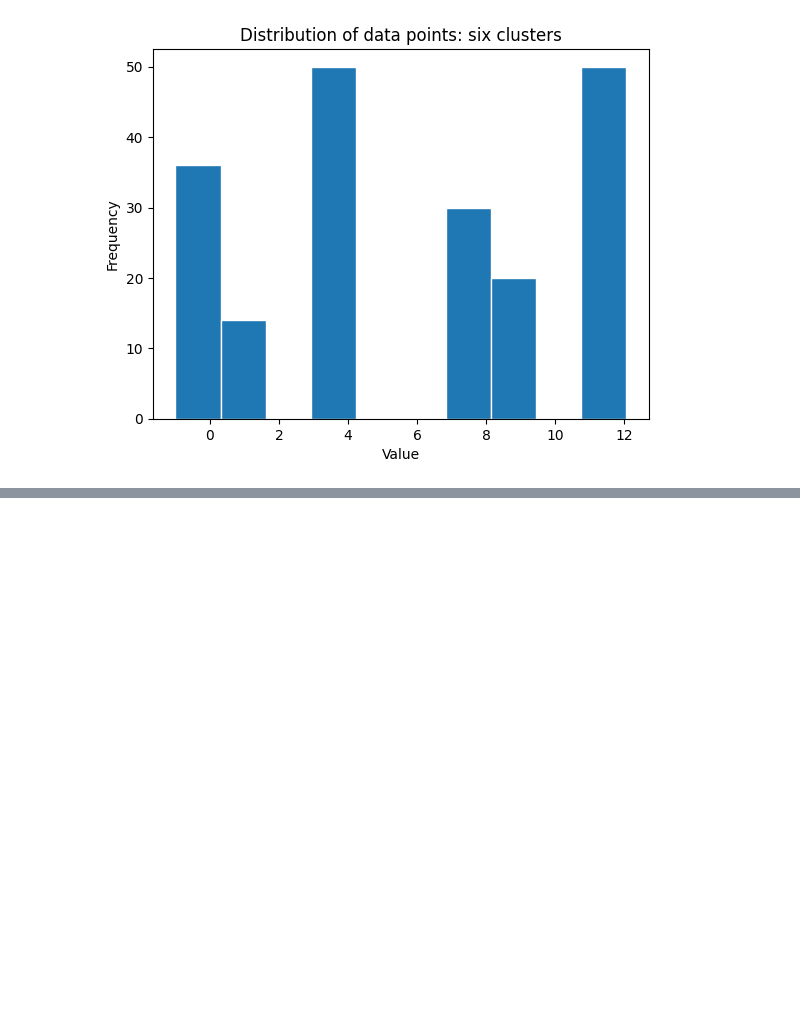
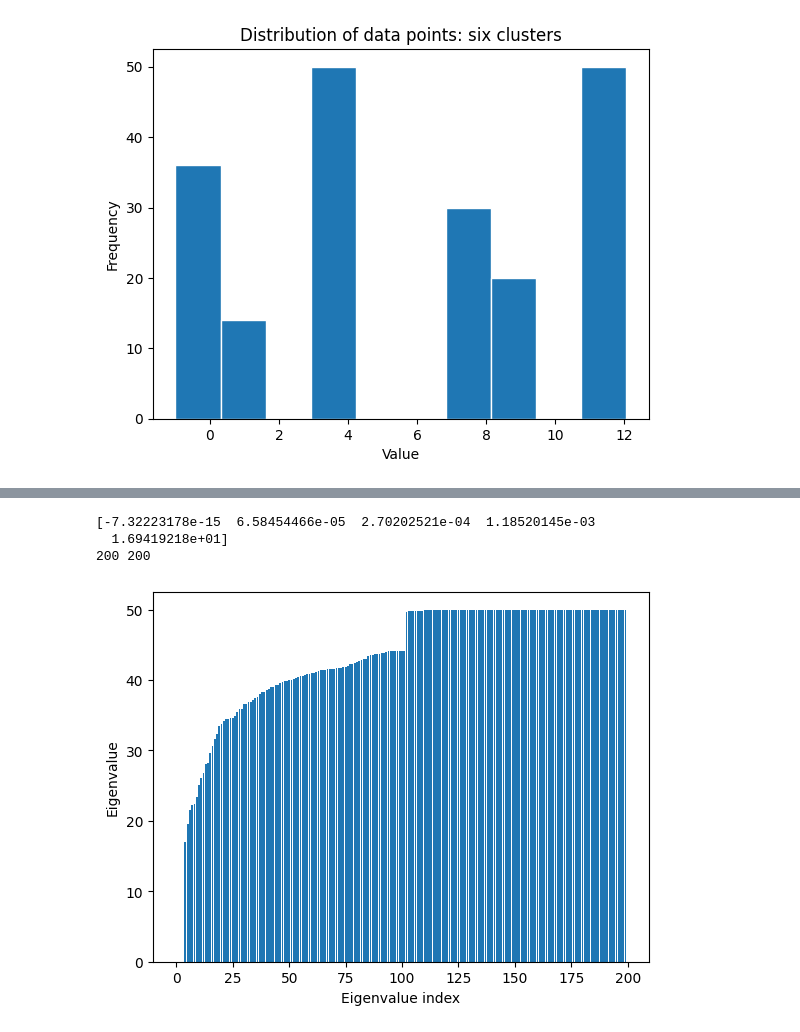
Before and after one commit to 24shiny/Spectral_clustering, a Jupyter notebook: p10_diagonal_regulation.ipynb, the cells around one changed output, grey strips where cells are left out. Cells and saved outputs as stored; diff of their text form; code cells hidden in the pictures; blank space fills up the shorter version.

```diff
--- a/p10_diagonal_regulation.ipynb
+++ b/p10_diagonal_regulation.ipynb
@@ -262,0 +263,17 @@ S
+# %%
+G = nx.from_pandas_adjacency(W)
+L = nx.laplacian_matrix(G)
+L = L.toarray()
+
+L_spectrum = nx.laplacian_spectrum(G) # in the ascending order
+print(L_spectrum[:5])
+print(len(L_spectrum), len(np.array(np.unique(L_spectrum)))) # multiplicity check
+plt.bar(range(len(L_spectrum)), L_spectrum)
+plt.xlabel('Eigenvalue index')
+plt.ylabel('Eigenvalue')
+plt.show()
+# %% [output]
+[-7.32223178e-15  6.58454466e-05  2.70202521e-04  1.18520145e-03
+  1.69419218e+01]
+200 200
+[figure, added]
```
Also changed, not shown: parts of 5 cells of this notebook.
